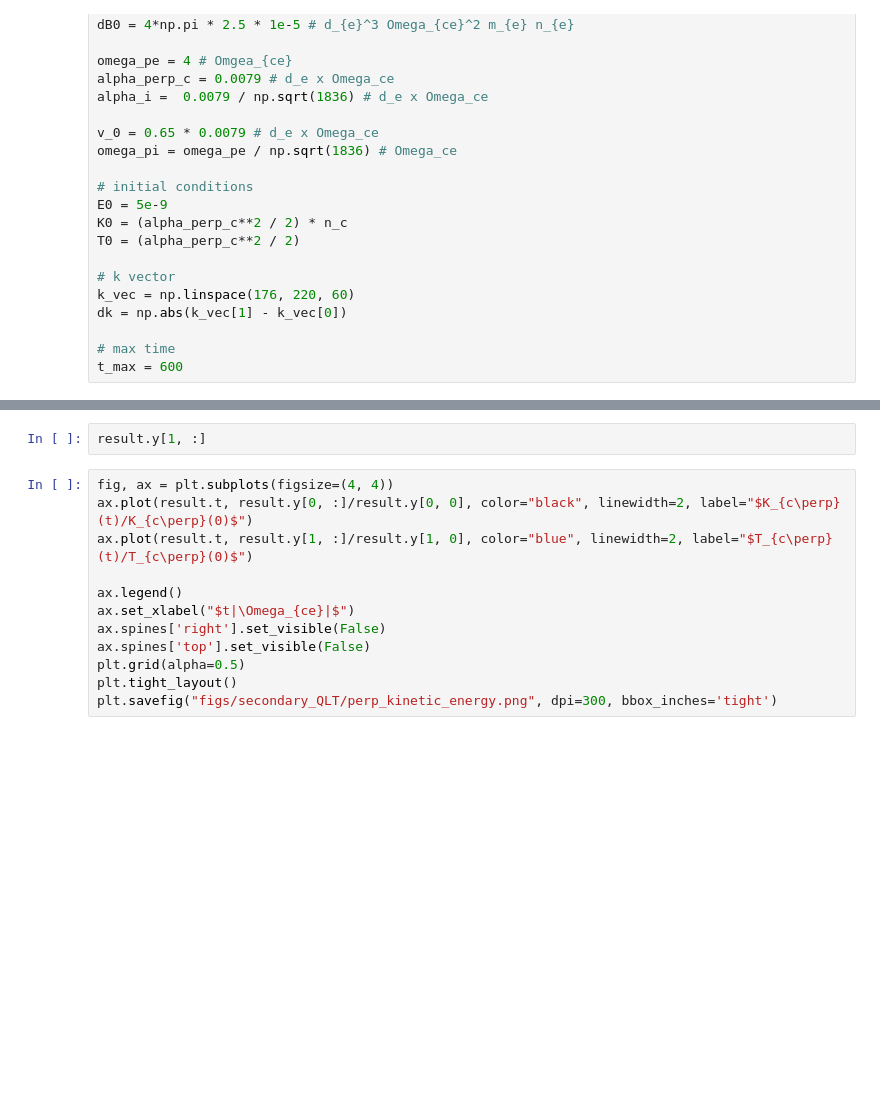
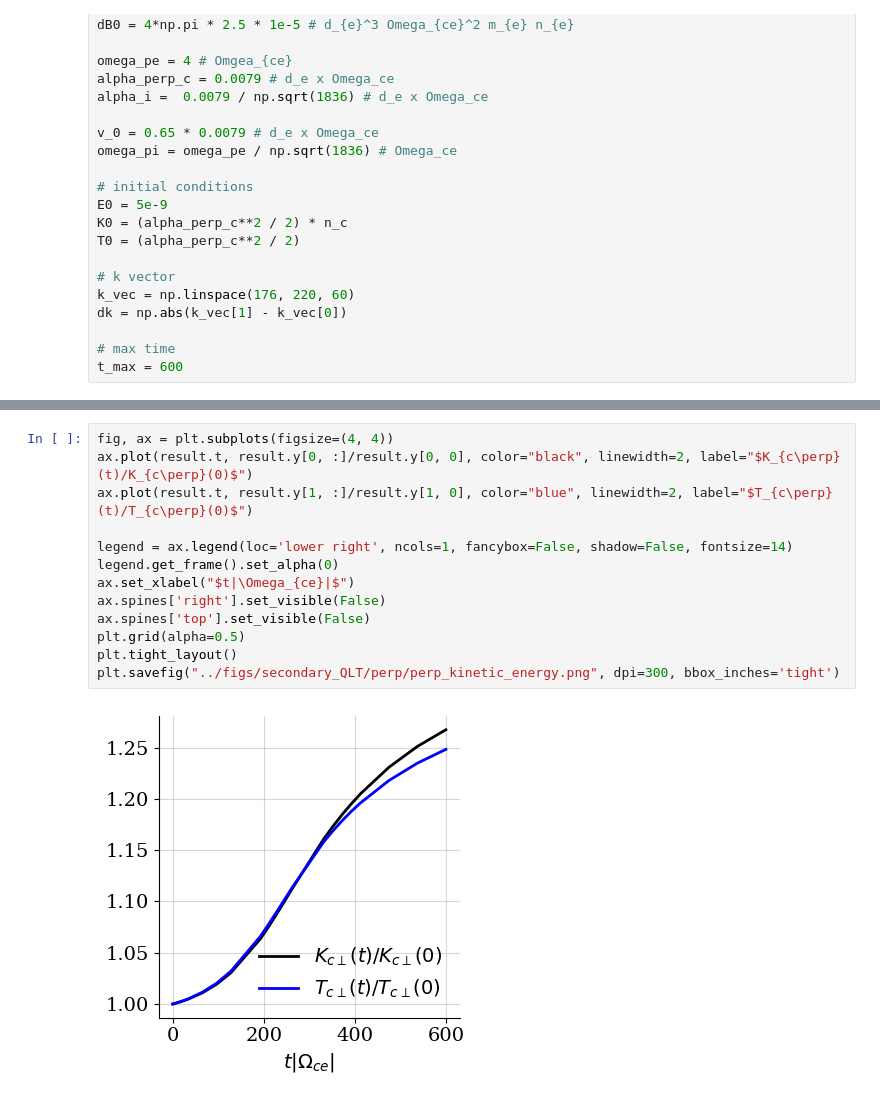
Before and after one commit to opaliss/QLT_whistler, a Jupyter notebook: secondary_waves/electrostatic_perpendicular_QLT.ipynb, the cells around one changed output, grey strips where cells are left out. Drawn from its saved outputs; the diff is of its cells as text; blank space fills up the shorter version.

```diff
--- a/secondary_waves/electrostatic_perpendicular_QLT.ipynb
+++ b/secondary_waves/electrostatic_perpendicular_QLT.ipynb
@@ -89,16 +110,17 @@ plt.savefig("figs/secondary_QLT/perp_potential_energy.png", dpi=300, bbox_inches
-# %%
-result.y[1, :]
 # %%
 fig, ax = plt.subplots(figsize=(4, 4))
 ax.plot(result.t, result.y[0, :]/result.y[0, 0], color="black", linewidth=2, label="$K_{c\perp}(t)/K_{c\perp}(0)$")
 ax.plot(result.t, result.y[1, :]/result.y[1, 0], color="blue", linewidth=2, label="$T_{c\perp}(t)/T_{c\perp}(0)$")
 
-ax.legend()
+legend = ax.legend(loc='lower right', ncols=1, fancybox=False, shadow=False, fontsize=14)
+legend.get_frame().set_alpha(0)
 ax.set_xlabel("$t|\Omega_{ce}|$")
 ax.spines['right'].set_visible(False)
 ax.spines['top'].set_visible(False)
 plt.grid(alpha=0.5)
 plt.tight_layout()
-plt.savefig("figs/secondary_QLT/perp_kinetic_energy.png", dpi=300, bbox_inches='tight')
+plt.savefig("../figs/secondary_QLT/perp/perp_kinetic_energy.png", dpi=300, bbox_inches='tight')
+# %% [output]
+[figure, added]
 # %%
 fig, ax = plt.subplots(figsize=(4, 4))
```
Also changed, not shown: parts of 8 cells of this notebook, 3 other files.
